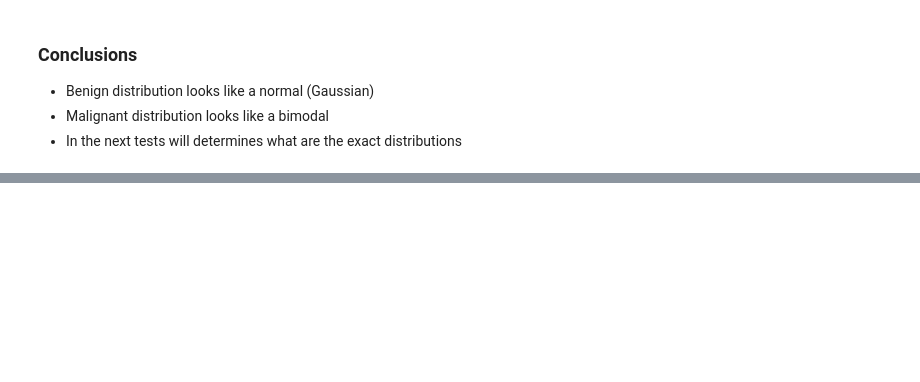
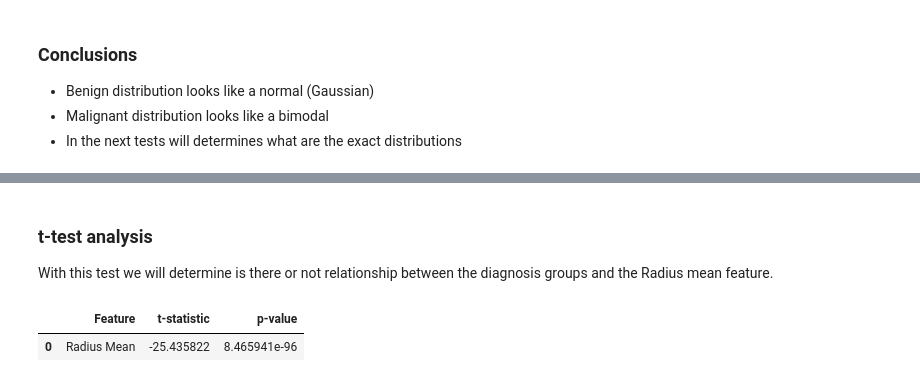
Before and after one commit to plamensve/BREAST_CANCER_ML, a Jupyter notebook: notebooks/02_eda_pdata.ipynb, the cells around one changed output, grey strips where cells are left out. Saved outputs shown, nothing was run; the diff lists cells and outputs as text; code cells hidden in the pictures; blank space fills up the shorter version.

```diff
--- a/notebooks/02_eda_pdata.ipynb
+++ b/notebooks/02_eda_pdata.ipynb
@@ -56,0 +66,21 @@ plt.show()
+# %% [markdown]
+### t-test analysis
+With this test we will determine is there or not relationship between the diagnosis groups and the Radius mean feature.
+# %%
+negative = data[data['diagnosis'] == 0]['radius_mean']
+positive = data[data['diagnosis'] == 1]['radius_mean']
+
+t_stat, p_value = ttest_ind(negative, positive)
+
+results = {
+    'Feature': ['Radius Mean'],
+    't-statistic': t_stat,
+    'p-value': p_value
+}
+
+df_results = pd.DataFrame(results)
+
+display(df_results)
+# %% [output]
+|  | Feature | t-statistic | p-value |
+| 0 | Radius Mean | -25.435822 | 8.465941e-96 |
```
Also changed, not shown: parts of 7 cells of this notebook, 1 other file.
